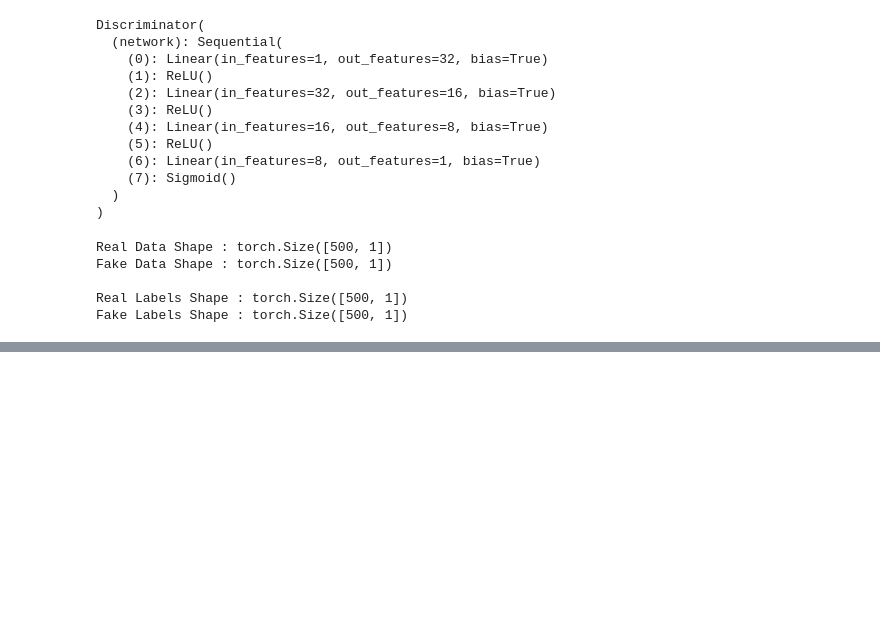
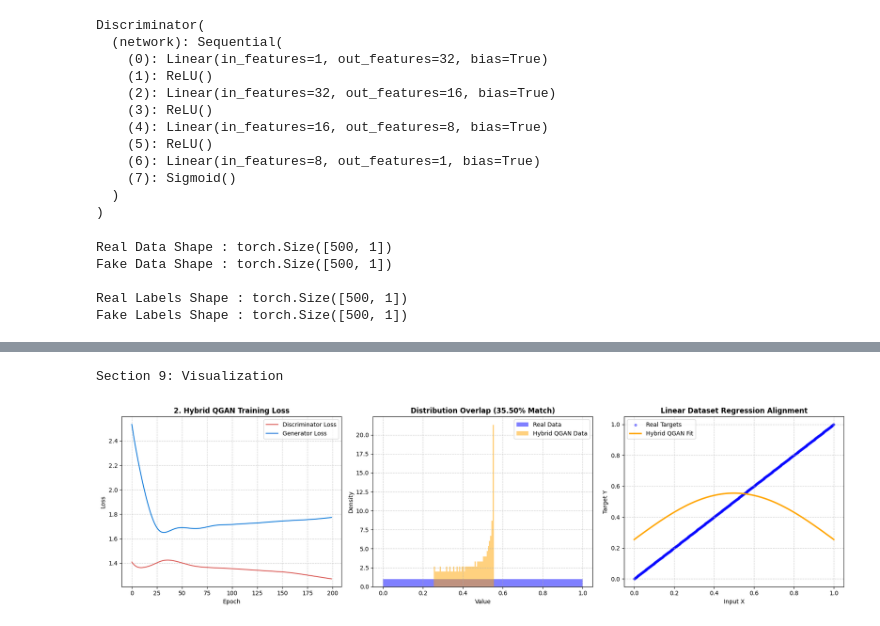
Before and after one commit to murtazaansari2504/QGAN-and-GAN, a Jupyter notebook: QGAN_final.ipynb, the cells around one changed output, grey strips where cells are left out. Drawn from its saved outputs; the diff is of its cells as text; code cells hidden in the pictures; blank space fills up the shorter version.

```diff
--- a/QGAN_final.ipynb
+++ b/QGAN_final.ipynb
@@ -1087,46 +1207,65 @@ print(f"Histogram Overlap  : {histogram_overlap_hyb:.2f}%")
 # %%
 # SECTION 9: VISUALIZATION (FOR HYBRID CONTINUOUS QGAN)
 
+import matplotlib.pyplot as plt
+import numpy as np
+
 print("Section 9: Visualization")
 
-x_flat = X_np.ravel()
-y_true_flat = y_np.ravel()
-y_pred_flat = final_fake_hyb.ravel()
+def _to_1d_float(arr):
+    if hasattr(arr, "detach"):
+        arr = arr.detach().cpu().numpy()
+    return np.asarray(arr, dtype=np.float64).ravel()
 
-sort_idx = np.argsort(x_flat)
-x_sorted = x_flat[sort_idx]
-y_true_sorted = y_true_flat[sort_idx]
-y_pred_sorted = y_pred_flat[sort_idx]
+x_source = X_norm if "X_norm" in locals() else X_tensor
+y_source = y_norm if "y_norm" in locals() else y_tensor
+
+x_flat = _to_1d_float(x_source)
+y_true_flat = _to_1d_float(y_source)
+y_pred_flat = _to_1d_float(final_fake_hyb)
+
+n_xy = min(len(x_flat), len(y_true_flat), len(y_pred_flat))
+x_aligned = x_flat[:n_xy]
+y_true_aligned = y_true_flat[:n_xy]
+y_pred_aligned = y_pred_flat[:n_xy]
+
+sort_idx = np.argsort(x_aligned)
+x_sorted = x_aligned[sort_idx]
+y_true_sorted = y_true_aligned[sort_idx]
+y_pred_sorted = y_pred_aligned[sort_idx]
 
 fig, axes = plt.subplots(1, 3, figsize=(18, 5))
 
 # Panel 1: Loss Convergence
 axes[0].plot(loss_history_d_hyb, label="Discriminator Loss", color="#D9534F", linewidth=1.5)
 axes[0].plot(loss_history_g_hyb, label="Generator Loss", color="#0275D8", linewidth=1.5)
-axes[0].set_title("2.Hybrid QGAN Training Loss", fontsize=12, fontweight='bold')
+axes[0].set_title("2. Hybrid QGAN Training Loss", fontsize=12, fontweight='bold')
 axes[0].set_xlabel("Epoch")
 axes[0].set_ylabel("Loss")
 axes[0].grid(True, linestyle="--", alpha=0.6)
 axes[0].legend()
 
 # Panel 2: Density Overlap
-axes[1].hist(y_true_flat, bins=25, alpha=0.5, label="Real Data", color="blue", density=True)
-axes[1].hist(y_pred_flat, bins=25, alpha=0.5, label="Hybrid QGAN Data", color="orange", density=True)
+axes[1].hist(y_true_flat, bins=50, alpha=0.5, label="Real Data", color="blue", density=True)
+axes[1].hist(y_pred_flat, bins=50, alpha=0.5, label="Hybrid QGAN Data", color="orange", density=True)
 axes[1].set_title(f"Distribution Overlap ({histogram_overlap_hyb:.2f}% Match)", fontsize=12, fontweight='bold')
 axes[1].set_xlabel("Value")
 axes[1].set_ylabel("Density")
 axes[1].grid(True, linestyle="--", alpha=0.6)
 axes[1].legend()
 
 # Panel 3: Linear Regression Fit
 axes[2].scatter(x_sorted, y_true_sorted, color="blue", alpha=0.4, label="Real Targets", s=15)
 axes[2].plot(x_sorted, y_pred_sorted, color="orange", linewidth=2.5, label="Hybrid QGAN Fit")
 axes[2].set_title("Linear Dataset Regression Alignment", fontsize=12, fontweight='bold')
 axes[2].set_xlabel("Input X")
 axes[2].set_ylabel("Target Y")
 axes[2].grid(True, linestyle="--", alpha=0.6)
 axes[2].legend()
 
 plt.tight_layout()
 plt.show()
+# %% [output]
+Section 9: Visualization
+[figure, added]
 # %%
```
Also changed, not shown: parts of 23 cells of this notebook.
